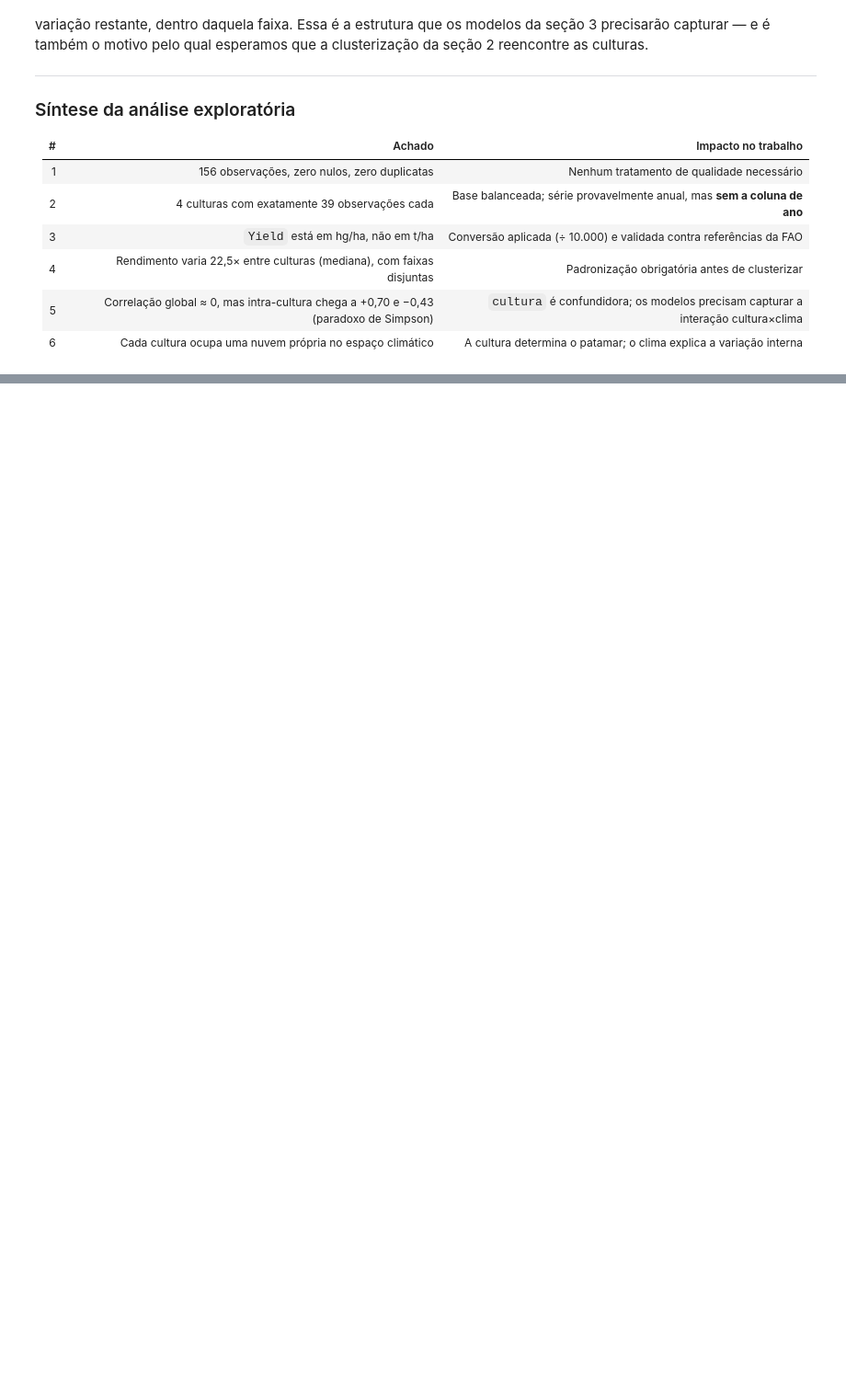
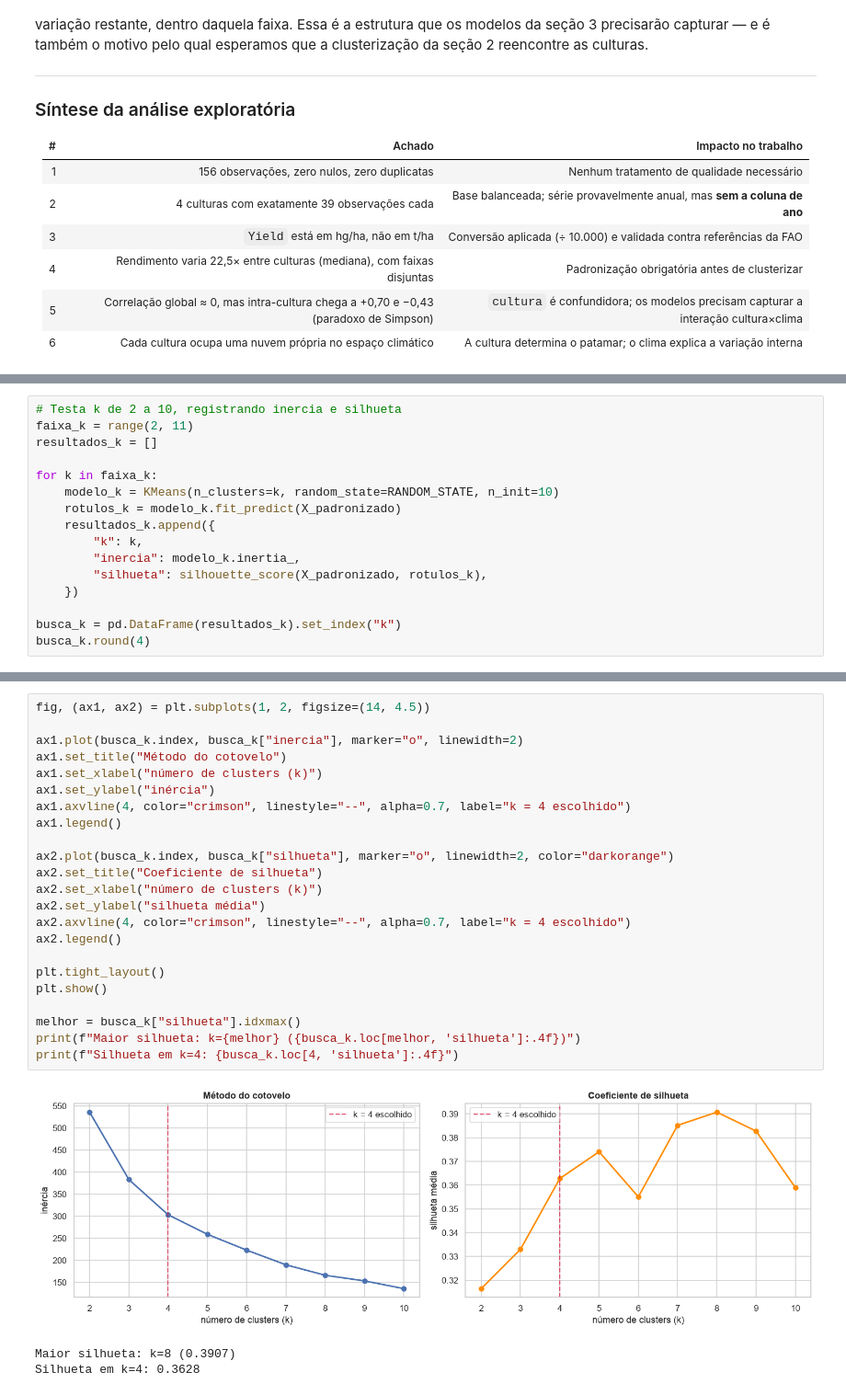
Before and after one commit to kainan-beep/fiap05cap1, a Jupyter notebook: KainanBilibioAguiar_rm570594_pbl_fase4.ipynb, the cells around one changed output, grey strips where cells are left out. Shown at 92% size. Saved outputs shown, nothing was run; the diff lists cells and outputs as text; blank space fills up the shorter version.

```diff
--- a/KainanBilibioAguiar_rm570594_pbl_fase4.ipynb
+++ b/KainanBilibioAguiar_rm570594_pbl_fase4.ipynb
@@ -511,0 +566,16 @@ motivo pelo qual esperamos que a clusterização da seção 2 reencontre as cult
+# %%
+# Testa k de 2 a 10, registrando inercia e silhueta
+faixa_k = range(2, 11)
+resultados_k = []
+
+for k in faixa_k:
+    modelo_k = KMeans(n_clusters=k, random_state=RANDOM_STATE, n_init=10)
+    rotulos_k = modelo_k.fit_predict(X_padronizado)
+    resultados_k.append({
+        "k": k,
+        "inercia": modelo_k.inertia_,
+        "silhueta": silhouette_score(X_padronizado, rotulos_k),
+    })
+
+busca_k = pd.DataFrame(resultados_k).set_index("k")
+busca_k.round(4)
@@ -511,0 +594,27 @@ motivo pelo qual esperamos que a clusterização da seção 2 reencontre as cult
+# %%
+fig, (ax1, ax2) = plt.subplots(1, 2, figsize=(14, 4.5))
+
+ax1.plot(busca_k.index, busca_k["inercia"], marker="o", linewidth=2)
+ax1.set_title("Método do cotovelo")
+ax1.set_xlabel("número de clusters (k)")
+ax1.set_ylabel("inércia")
+ax1.axvline(4, color="crimson", linestyle="--", alpha=0.7, label="k = 4 escolhido")
+ax1.legend()
+
+ax2.plot(busca_k.index, busca_k["silhueta"], marker="o", linewidth=2, color="darkorange")
+ax2.set_title("Coeficiente de silhueta")
+ax2.set_xlabel("número de clusters (k)")
+ax2.set_ylabel("silhueta média")
+ax2.axvline(4, color="crimson", linestyle="--", alpha=0.7, label="k = 4 escolhido")
+ax2.legend()
+
+plt.tight_layout()
+plt.show()
+
+melhor = busca_k["silhueta"].idxmax()
+print(f"Maior silhueta: k={melhor} ({busca_k.loc[melhor, 'silhueta']:.4f})")
+print(f"Silhueta em k=4: {busca_k.loc[4, 'silhueta']:.4f}")
+# %% [output]
+[figure, added]
+Maior silhueta: k=8 (0.3907)
+Silhueta em k=4: 0.3628
```
Also changed, not shown: parts of 18 cells of this notebook.
